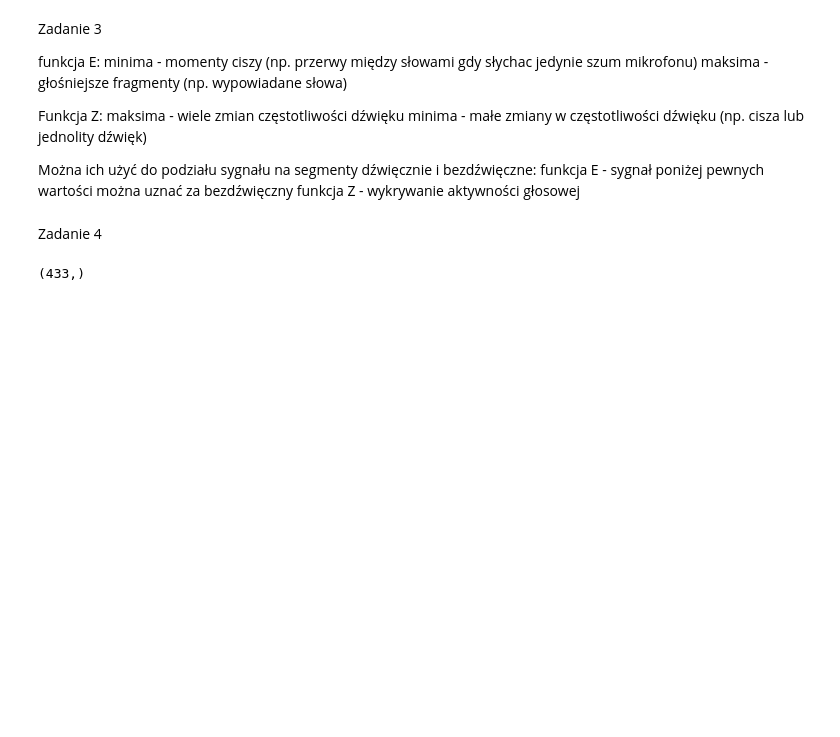
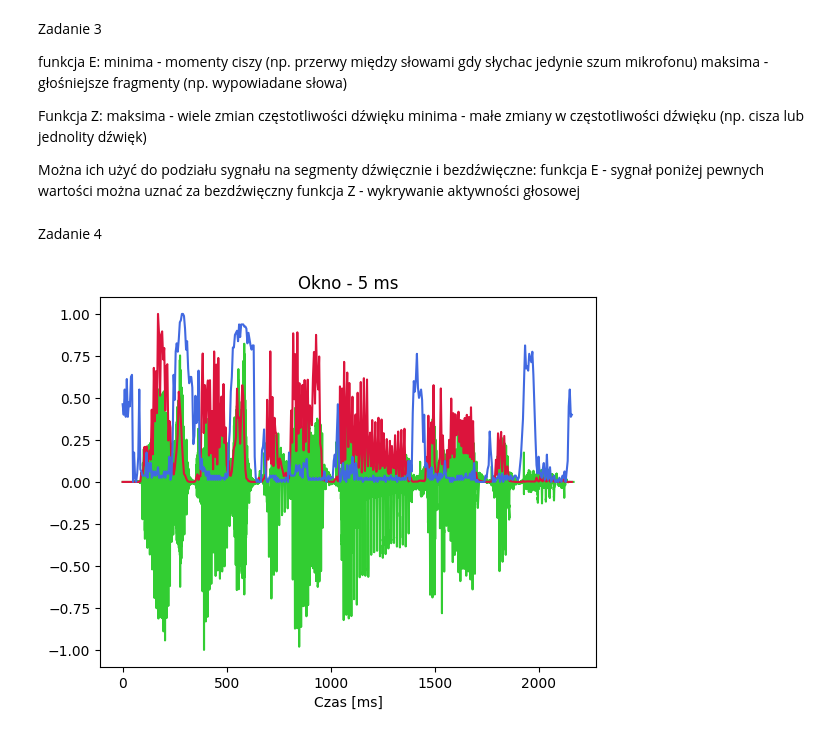
Before and after one commit to szvbvtk/Przetwarzanie_i_analiza_danych, a Jupyter notebook: lab_9.ipynb, the cells around one changed output. Cells and saved outputs as stored; diff of their text form; code cells hidden in the pictures; blank space fills up the shorter version.

```diff
--- a/lab_9.ipynb
+++ b/lab_9.ipynb
@@ -125,9 +126,14 @@ E_20ms /=  np.max(np.abs(E_20ms))
 Z_50ms /= np.max(np.abs(Z_50ms))
 E_50ms /=  np.max(np.abs(E_50ms))
 
-E_5ms.shape
 x_ramki_5ms = np.arange(0, czas_ms, 5)[:E_5ms.shape[0]]
 x_ramki_20ms = np.arange(0, czas_ms, 20)[:E_20ms.shape[0]]
 x_ramki_50ms = np.arange(0, czas_ms, 50)[:E_50ms.shape[0]]
-# %% [output]
-(433,)
+# %%
+plt.plot(x, s, color='limegreen')
+plt.xlabel('Czas [ms]');
+plt.plot(x_ramki_5ms, E_5ms, color='crimson')
+plt.plot(x_ramki_5ms, Z_5ms, color='royalblue')
+plt.title("Okno - 5 ms");
+# %% [output]
+[figure, added]
```
Also changed, not shown: parts of 14 cells of this notebook.
